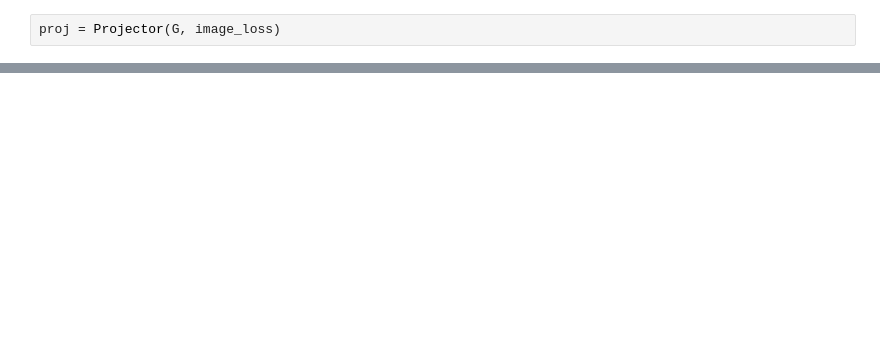
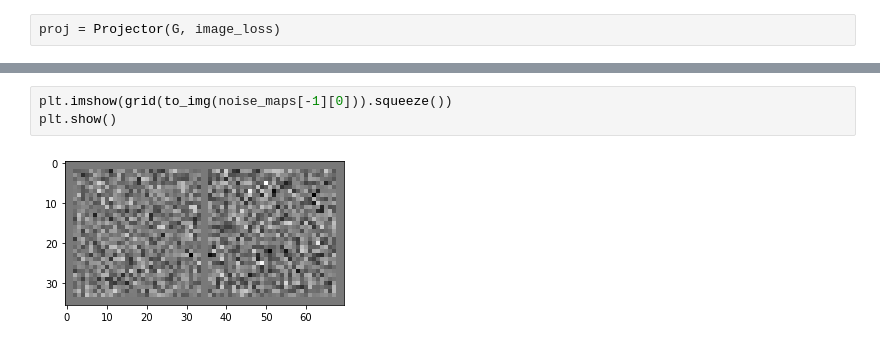
Before and after one commit to simplerick/stylegan2_pytorch, a Jupyter notebook: stylegan2.ipynb, the cells around one changed output, grey strips where cells are left out. Saved outputs shown, nothing was run; the diff lists cells and outputs as text; blank space fills up the shorter version.

```diff
--- a/stylegan2.ipynb
+++ b/stylegan2.ipynb
@@ -568,0 +528,5 @@ proj.run(target_image.data.cpu(), num_steps=200)
+# %%
+plt.imshow(grid(to_img(noise_maps[-1][0])).squeeze())
+plt.show()
+# %% [output]
+[figure, added]
```
Also changed, not shown: parts of 30 cells of this notebook.
